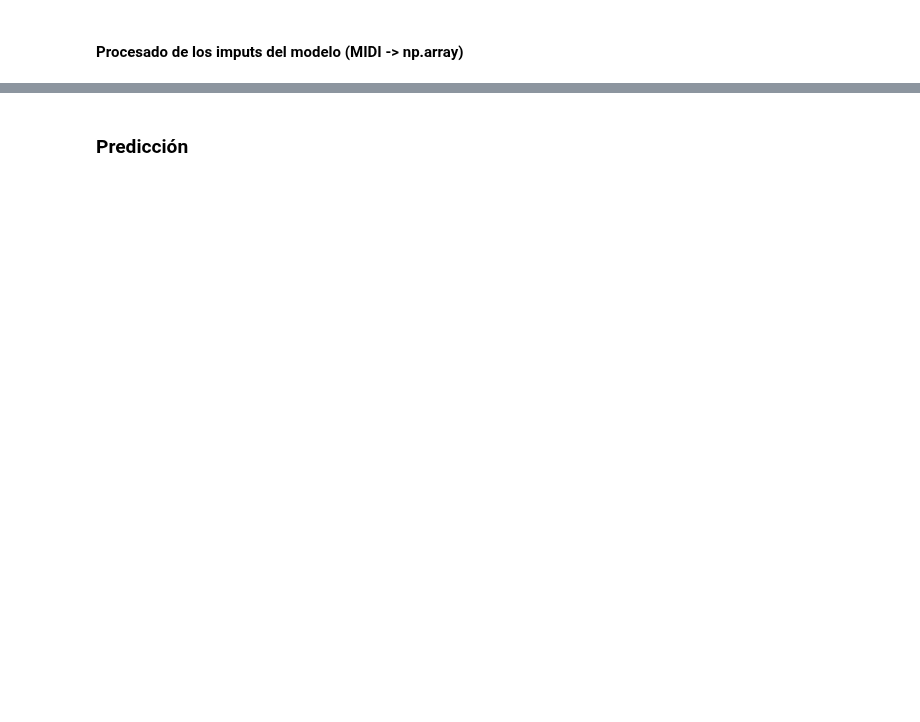
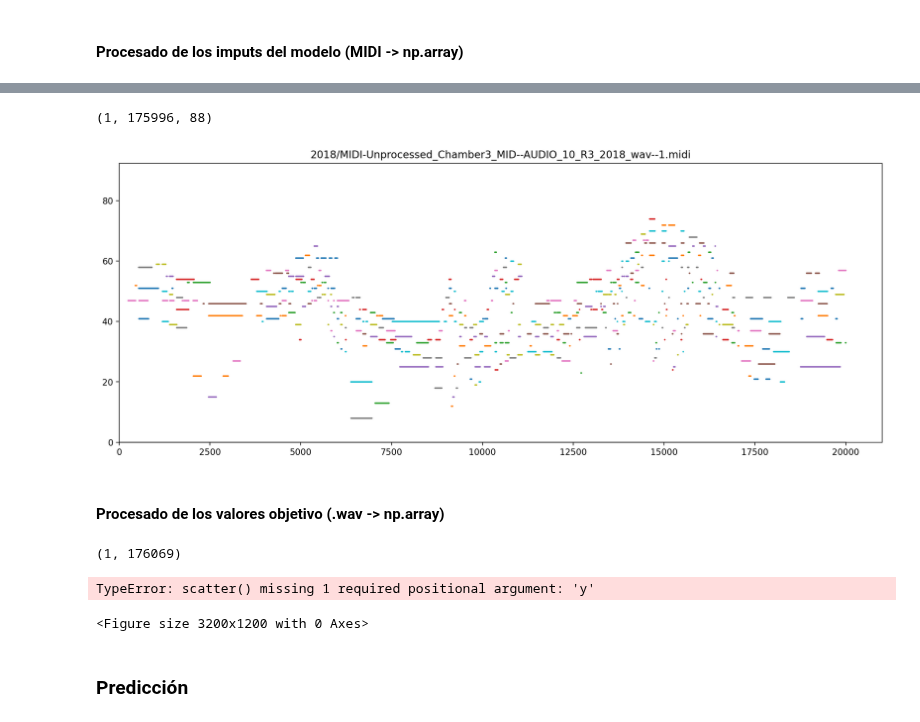
Before and after one commit to alvaro-lg/TFG, a Jupyter notebook: TFG.ipynb, the cells around one changed output, grey strips where cells are left out. Saved outputs shown, nothing was run; the diff lists cells and outputs as text; code cells hidden in the pictures; blank space fills up the shorter version.

Commit message:
Creados métodos iniciales para el procesado de ficheros .wav

```diff
--- a/TFG.ipynb
+++ b/TFG.ipynb
@@ -325,0 +286,9 @@ print(X, X[0].shape)
+# %%
+pianorolls = vectorize_midis(df['midi_filename'][0:1])
+print(pianorolls.shape)
+plot_pianoroll(pianorolls[0][0:20000], title=df['midi_filename'][0])
+# %% [output]
+(1, 175996, 88)
+[figure, added]
+# %% [markdown]
+#### Procesado de los valores objetivo (.wav -> np.array)
@@ -326,2 +320,10 @@ print(X, X[0].shape)
+# %%
+waves = vectorize_wavs(df['audio_filename'][0:1])
+print(waves.shape)
+plot_wav(waves[0][0:100], title=df['audio_filename'][0])
+# %% [output]
+(1, 176069)
+TypeError: scatter() missing 1 required positional argument: 'y'
+<Figure size 3200x1200 with 0 Axes>
 # %% [markdown]
 ### Predicción
```
Also changed, not shown: parts of 5 cells of this notebook.
